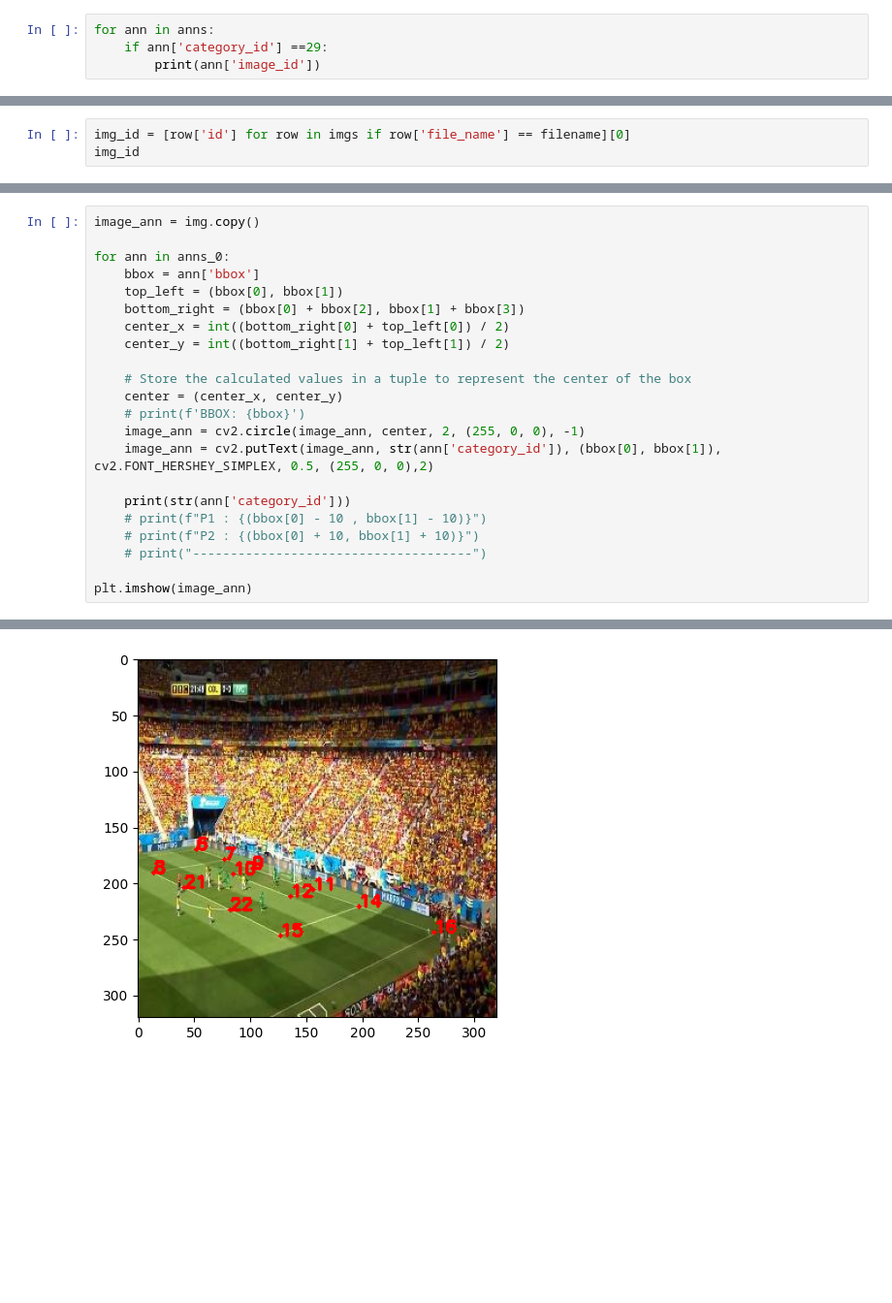
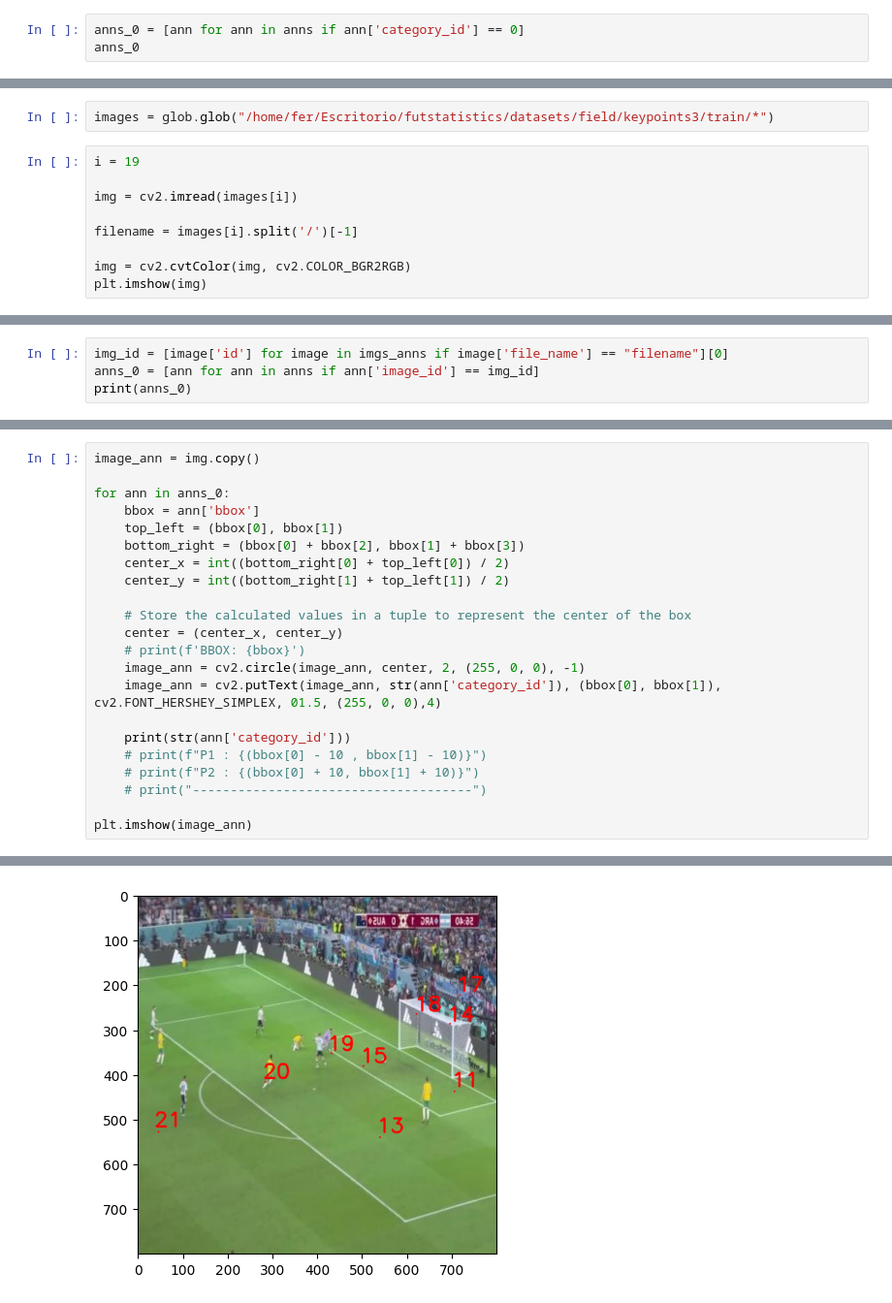
Before and after one commit to Fer14/futstats, a Jupyter notebook: futstats/homography/landmarks_28_homography/dataset_eda/check_annotations.ipynb, the cells around one changed output, grey strips where cells are left out. Shown at 97% size. Saved outputs shown, nothing was run; the diff lists cells and outputs as text; blank space fills up the shorter version.

```diff
--- a/futstats/homography/landmarks_28_homography/dataset_eda/check_annotations.ipynb
+++ b/futstats/homography/landmarks_28_homography/dataset_eda/check_annotations.ipynb
@@ -22,4 +17,3 @@ for i in imgs:
 # %%
-for ann in anns:
-    if ann['category_id'] ==29:
-        print(ann['image_id'])
+anns_0 = [ann for ann in anns if ann['category_id'] == 0]
+anns_0
@@ -34,0 +22,11 @@ plt.imshow(img)
+# %%
+images = glob.glob("/home/fer/Escritorio/futstatistics/datasets/field/keypoints3/train/*")
+# %%
+i = 19
+
+img = cv2.imread(images[i])
+
+filename = images[i].split('/')[-1]
+
+img = cv2.cvtColor(img, cv2.COLOR_BGR2RGB)
+plt.imshow(img)
@@ -35,4 +36,5 @@ plt.imshow(img)
 # %%
-img_id = [row['id'] for row in imgs if row['file_name'] == filename][0]
-img_id
+img_id = [image['id'] for image in imgs_anns if image['file_name'] == "filename"][0]
+anns_0 = [ann for ann in anns if ann['image_id'] == img_id]
+print(anns_0)
 # %% [output]
@@ -56,7 +53,7 @@ for ann in anns_0:
     center = (center_x, center_y)
     # print(f'BBOX: {bbox}')
     image_ann = cv2.circle(image_ann, center, 2, (255, 0, 0), -1)
-    image_ann = cv2.putText(image_ann, str(ann['category_id']), (bbox[0], bbox[1]), cv2.FONT_HERSHEY_SIMPLEX, 0.5, (255, 0, 0),2)
+    image_ann = cv2.putText(image_ann, str(ann['category_id']), (bbox[0], bbox[1]), cv2.FONT_HERSHEY_SIMPLEX, 01.5, (255, 0, 0),4)
 
     print(str(ann['category_id']))
     # print(f"P1 : {(bbox[0] - 10 , bbox[1] - 10)}")
@@ -80,2 +74,2 @@ plt.imshow(image_ann)
 <matplotlib.image.AxesImage at 0x...>
-[figure, old version]
+[figure, new version]
```
Also changed, not shown: parts of 10 cells of this notebook, 6 other files.
